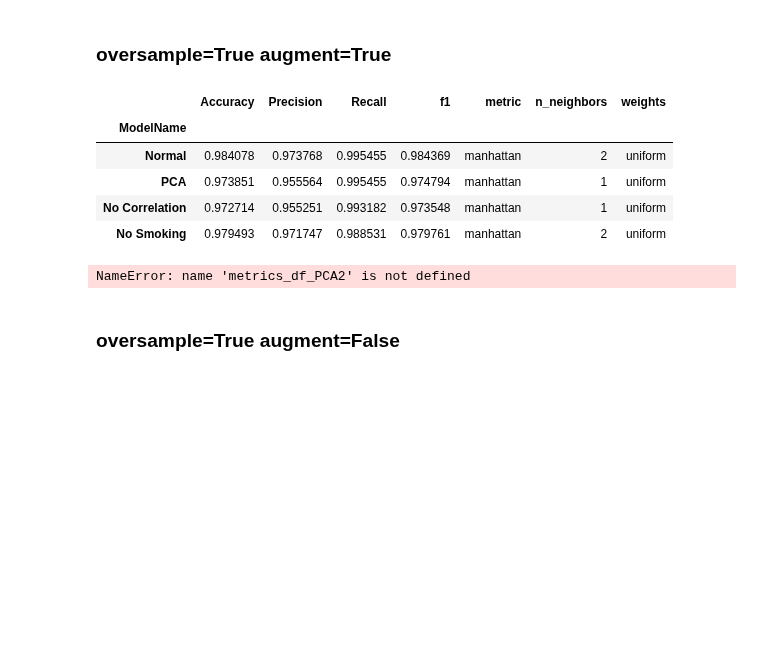
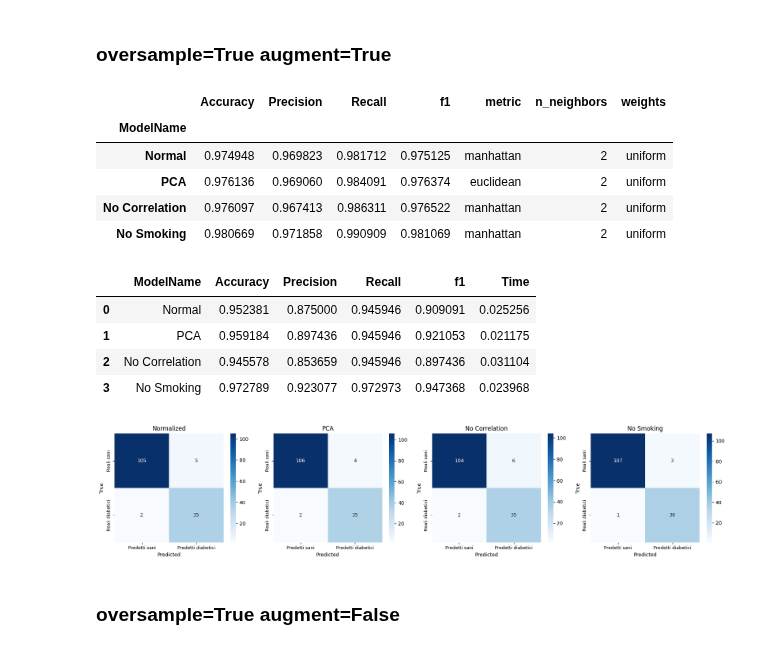
Before and after one commit to MaddalenaGhiotti/BusinessIntelligenceProject, a Jupyter notebook: Martina/KNNDef.ipynb, the cells around one changed output. Saved outputs shown, nothing was run; the diff lists cells and outputs as text; code cells hidden in the pictures; blank space fills up the shorter version.

```diff
--- a/Martina/KNNDef.ipynb
+++ b/Martina/KNNDef.ipynb
@@ -288,7 +288,7 @@ metrics_df_norm2, conf_mat_norm2 = evaluate_knn(knn_best_norm2, X_test_norm2, y_
 X_train_PCA2, X_test_PCA2, y_train_PCA2, y_test_PCA2 = preprocessing_diabetes_v3(train_data, test_data, option='PCA',augment=True, oversample=True, delete_smoking=False)
 knn_best_PCA2, best_params_PCA2, performance_train_df_PCA2 = knn_grid_search(X_train_PCA2, y_train_PCA2, max_neighbors=30, num_partizioni=10)
 parameters_PCA2 = pd.DataFrame([best_params_PCA2], index=["PARAMETERS BEST KNN"])
-etrics_df_PCA2, conf_mat_PCA2 = evaluate_knn(knn_best_PCA2, X_test_PCA2, y_test_PCA2, label='Performance Test')
+metrics_df_PCA2, conf_mat_PCA2 = evaluate_knn(knn_best_PCA2, X_test_PCA2, y_test_PCA2, label='Performance Test')
 
 #No Correlation
 X_train_noCorr2, X_test_noCorr2, y_train_noCorr2, y_test_noCorr2 = preprocessing_diabetes_v3(train_data, test_data, option='Delete',augment=True, oversample=True, delete_smoking=False)
@@ -363,38 +363,43 @@ display(performance_test_all2)
 fig2, axes2 = plt.subplots(1, 4, figsize=(18, 4))# (righe, colonne)
 sns.heatmap(conf_mat_norm2, annot=True, fmt='d', cmap='Blues', ax=axes2[0], annot_kws={"size": 10})
 axes2[0].set_title('Normalized', fontsize=12)
 axes2[0].set_xlabel('Predicted', fontsize=10)
 axes2[0].set_ylabel('True', fontsize=10)
 axes2[0].tick_params(axis='both', labelsize=9)
 
 sns.heatmap(conf_mat_PCA2, annot=True, fmt='d', cmap='Blues', ax=axes2[1], annot_kws={"size": 10})
 axes2[1].set_title('PCA', fontsize=12)
 axes2[1].set_xlabel('Predicted', fontsize=10)
 axes2[1].set_ylabel('True', fontsize=10)
 axes2[1].tick_params(axis='both', labelsize=9)
 
 sns.heatmap(conf_mat_noCorr2, annot=True, fmt='d', cmap='Blues', ax=axes2[2], annot_kws={"size": 10})
 axes2[2].set_title('No Correlation', fontsize=12)
 axes2[2].set_xlabel('Predicted', fontsize=10)
 axes2[2].set_ylabel('True', fontsize=10)
 axes2[2].tick_params(axis='both', labelsize=9)
 
 sns.heatmap(conf_mat_NoSmok2, annot=True, fmt='d', cmap='Blues', ax=axes2[3], annot_kws={"size": 10})
 axes2[3].set_title('No Smoking', fontsize=12)
 axes2[3].set_xlabel('Predicted', fontsize=10)
 axes2[3].set_ylabel('True', fontsize=10)
 axes2[3].tick_params(axis='both', labelsize=9)
 
 plt.tight_layout()
 plt.show()
 # %% [output]
 |  | Accuracy | Precision | Recall | f1 | metric | n_neighbors | weights |
 | ModelName |  |  |  |  |  |  |  |
-| Normal | 0.984078 | 0.973768 | 0.995455 | 0.984369 | manhattan | 2 | uniform |
-| PCA | 0.973851 | 0.955564 | 0.995455 | 0.974794 | manhattan | 1 | uniform |
-| No Correlation | 0.972714 | 0.955251 | 0.993182 | 0.973548 | manhattan | 1 | uniform |
-| No Smoking | 0.979493 | 0.971747 | 0.988531 | 0.979761 | manhattan | 2 | uniform |
+| Normal | 0.974948 | 0.969823 | 0.981712 | 0.975125 | manhattan | 2 | uniform |
+| PCA | 0.976136 | 0.969060 | 0.984091 | 0.976374 | euclidean | 2 | uniform |
+| No Correlation | 0.976097 | 0.967413 | 0.986311 | 0.976522 | manhattan | 2 | uniform |
+| No Smoking | 0.980669 | 0.971858 | 0.990909 | 0.981069 | manhattan | 2 | uniform |
-NameError: name 'metrics_df_PCA2' is not defined
+|  | ModelName | Accuracy | Precision | Recall | f1 | Time |
+| 0 | Normal | 0.952381 | 0.875000 | 0.945946 | 0.909091 | 0.025256 |
+| 1 | PCA | 0.959184 | 0.897436 | 0.945946 | 0.921053 | 0.021175 |
+| 2 | No Correlation | 0.945578 | 0.853659 | 0.945946 | 0.897436 | 0.031104 |
+| 3 | No Smoking | 0.972789 | 0.923077 | 0.972973 | 0.947368 | 0.023968 |
+[figure, added]
 # %% [markdown]
 ### oversample=True augment=False
 # %%
```
Also changed, not shown: parts of 2 cells of this notebook.
